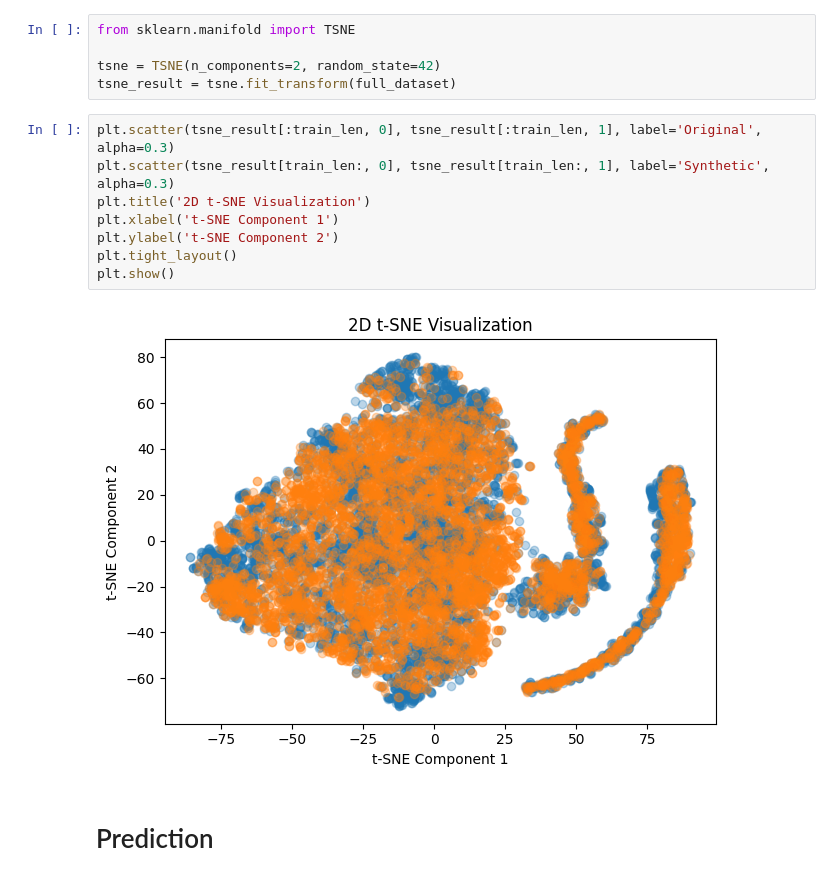
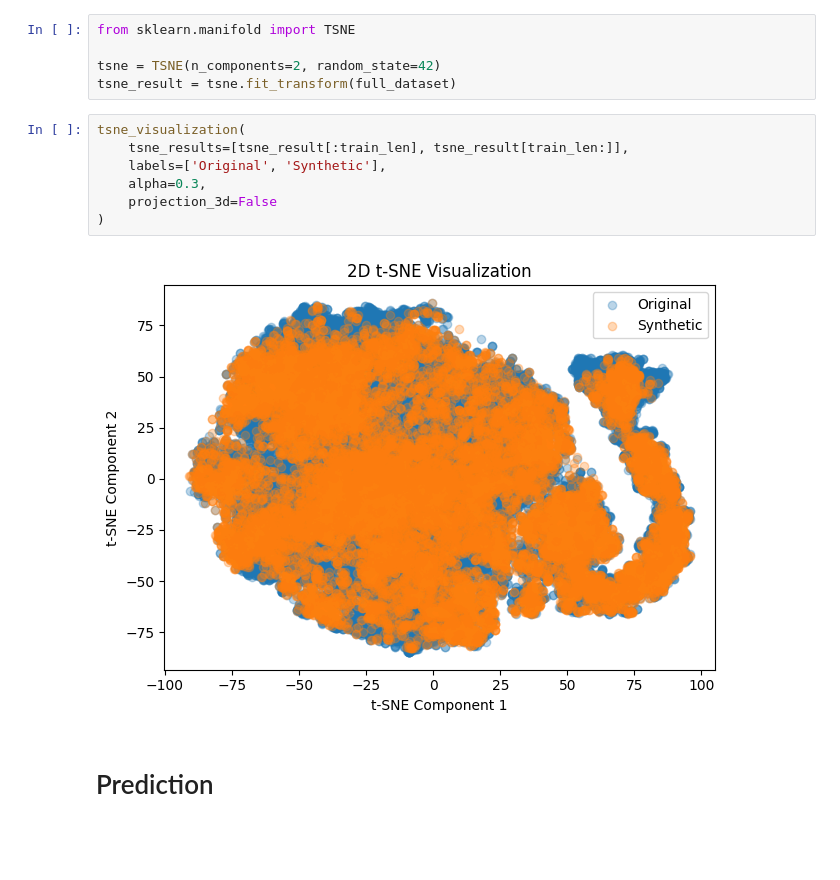
Before and after one commit to MertAtesmen/Tabular_GAN, a Jupyter notebook: notebooks/spotify_songs.ipynb, the cells around one changed output. Drawn from its saved outputs; the diff is of its cells as text; blank space fills up the shorter version.

```diff
--- a/notebooks/spotify_songs.ipynb
+++ b/notebooks/spotify_songs.ipynb
@@ -220,15 +222,14 @@ from sklearn.manifold import TSNE
 
 tsne = TSNE(n_components=2, random_state=42)
 tsne_result = tsne.fit_transform(full_dataset)
-# %%
-plt.scatter(tsne_result[:train_len, 0], tsne_result[:train_len, 1], label='Original', alpha=0.3)
-plt.scatter(tsne_result[train_len:, 0], tsne_result[train_len:, 1], label='Synthetic', alpha=0.3)
-plt.title('2D t-SNE Visualization')
-plt.xlabel('t-SNE Component 1')
-plt.ylabel('t-SNE Component 2')
-plt.tight_layout()
-plt.show()
-# %% [output]
-[figure, removed]
+# %%
+tsne_visualization(
+    tsne_results=[tsne_result[:train_len], tsne_result[train_len:]],
+    labels=['Original', 'Synthetic'],
+    alpha=0.3,
+    projection_3d=False
+)
+# %% [output]
+[figure, added]
 # %% [markdown]
 # Prediction
```
Also changed, not shown: parts of 16 cells of this notebook, 7 other files.
